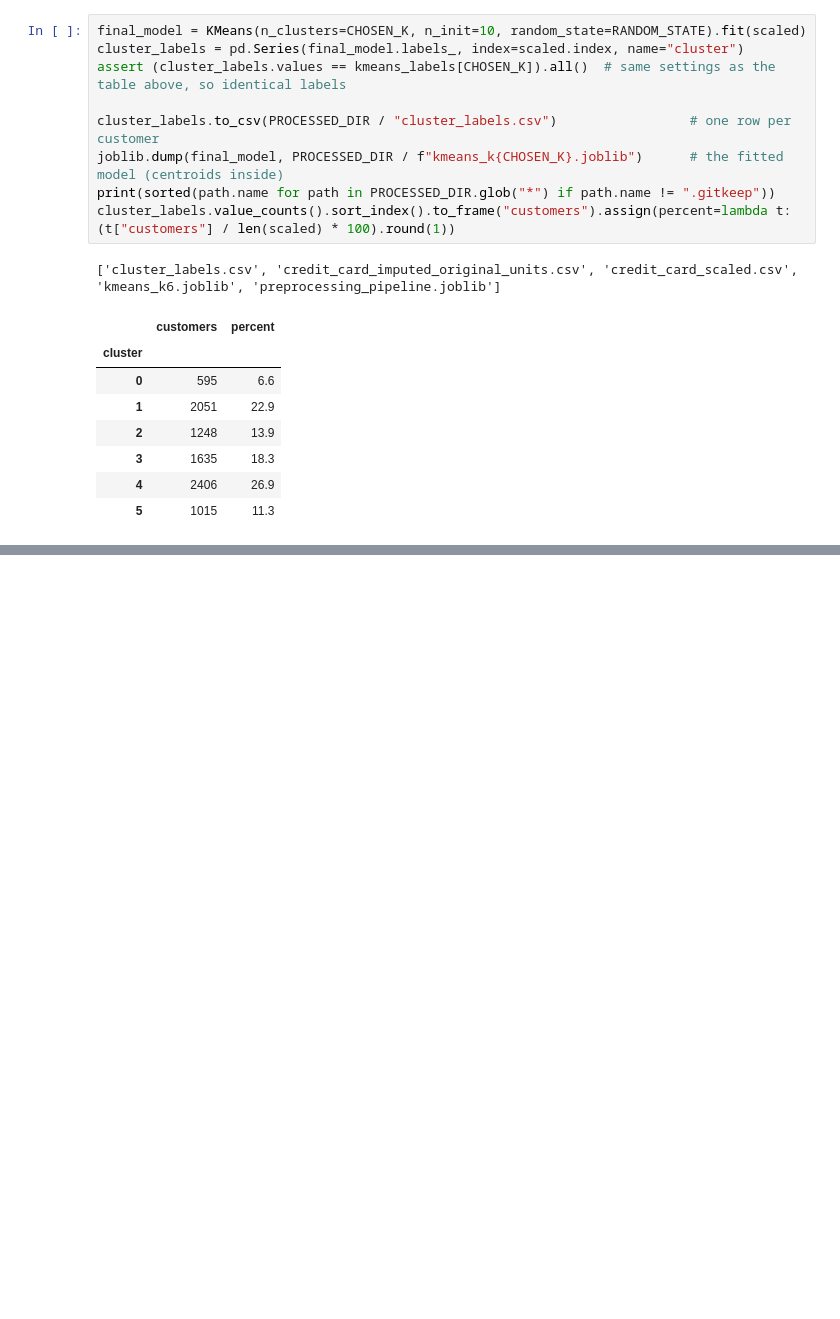
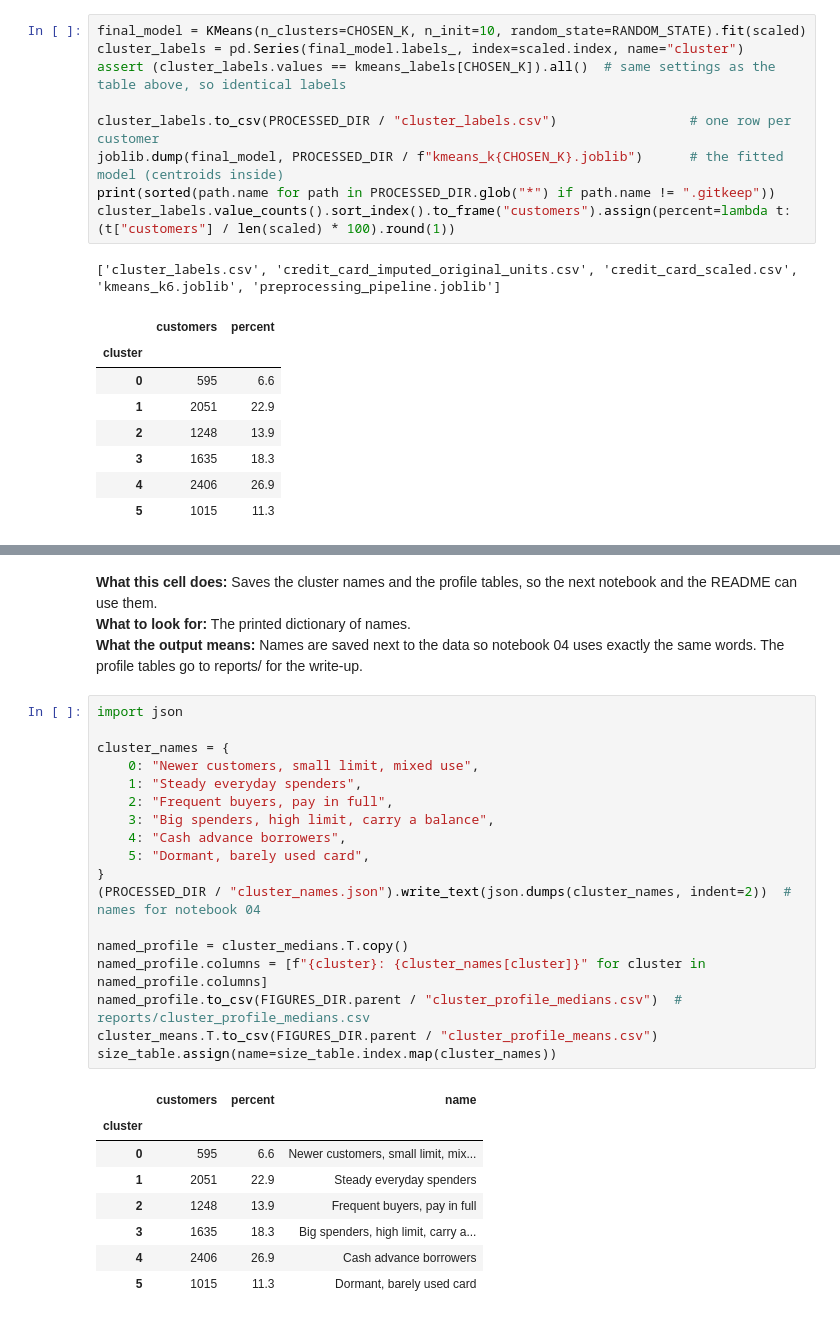
Before and after one commit to iamjomark/credit-card-customer-segmentation, a Jupyter notebook: notebooks/03_clustering.ipynb, the cells around one changed output, grey strips where cells are left out. Saved outputs shown, nothing was run; the diff lists cells and outputs as text; blank space fills up the shorter version.

```diff
--- a/notebooks/03_clustering.ipynb
+++ b/notebooks/03_clustering.ipynb
@@ -347,0 +464,31 @@ cluster_labels.value_counts().sort_index().to_frame("customers").assign(percent=
+# %% [markdown]
+**What this cell does:** Saves the cluster names and the profile tables, so the next notebook and the README can use them.
+**What to look for:** The printed dictionary of names.
+**What the output means:** Names are saved next to the data so notebook 04 uses exactly the same words. The profile tables go to reports/ for the write-up.
+# %%
+import json
+
+cluster_names = {
+    0: "Newer customers, small limit, mixed use",
+    1: "Steady everyday spenders",
+    2: "Frequent buyers, pay in full",
+    3: "Big spenders, high limit, carry a balance",
+    4: "Cash advance borrowers",
+    5: "Dormant, barely used card",
+}
+(PROCESSED_DIR / "cluster_names.json").write_text(json.dumps(cluster_names, indent=2))  # names for notebook 04
+
+named_profile = cluster_medians.T.copy()
+named_profile.columns = [f"{cluster}: {cluster_names[cluster]}" for cluster in named_profile.columns]
+named_profile.to_csv(FIGURES_DIR.parent / "cluster_profile_medians.csv")  # reports/cluster_profile_medians.csv
+cluster_means.T.to_csv(FIGURES_DIR.parent / "cluster_profile_means.csv")
+size_table.assign(name=size_table.index.map(cluster_names))
+# %% [output]
+|  | customers | percent | name |
+| cluster |  |  |  |
+| 0 | 595 | 6.6 | Newer customers, small limit, mix... |
+| 1 | 2051 | 22.9 | Steady everyday spenders |
+| 2 | 1248 | 13.9 | Frequent buyers, pay in full |
+| 3 | 1635 | 18.3 | Big spenders, high limit, carry a... |
+| 4 | 2406 | 26.9 | Cash advance borrowers |
+| 5 | 1015 | 11.3 | Dormant, barely used card |
```
Also changed, not shown: parts of 8 cells of this notebook, 6 other files.
